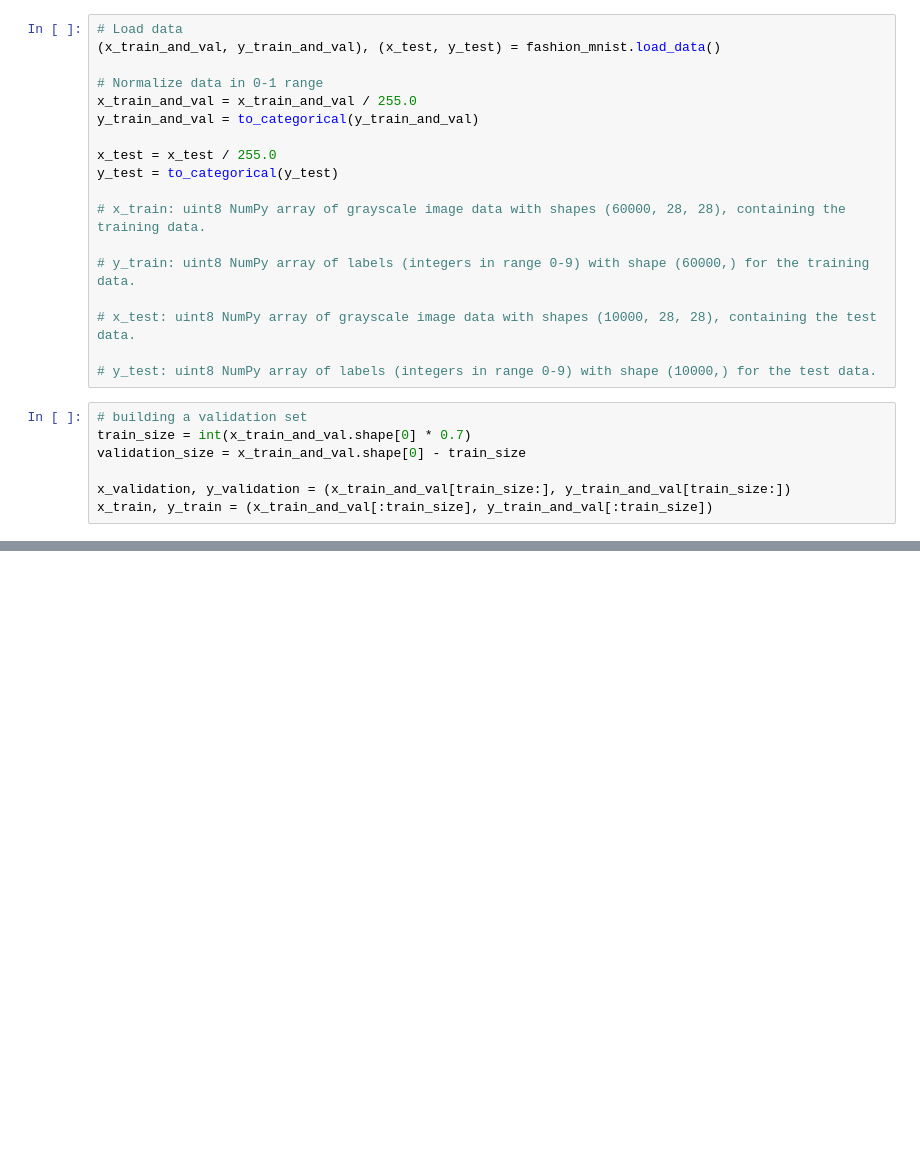
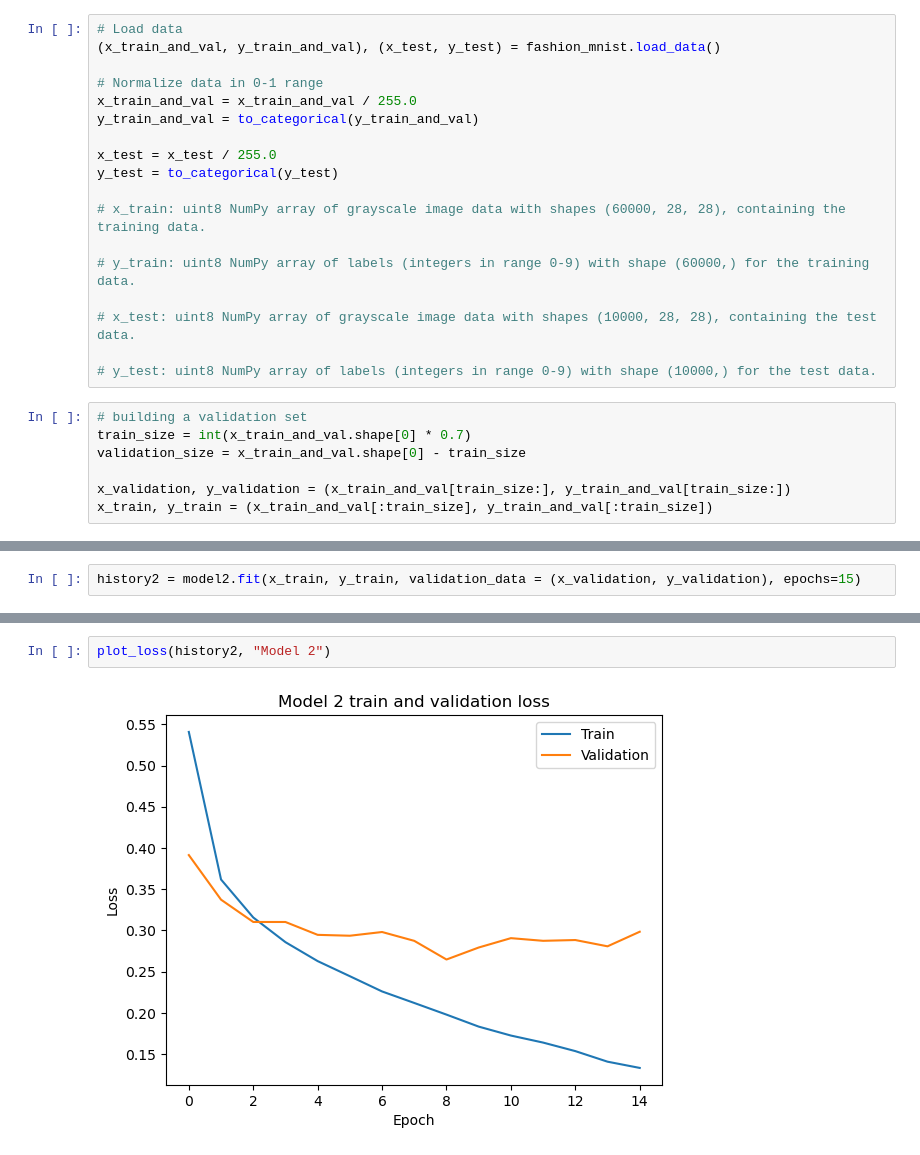
Before and after one commit to leonardocarboni/cv-carboni-bais, a Jupyter notebook: assignment4/cnn.ipynb, the cells around one changed output, grey strips where cells are left out. Cells and saved outputs as stored; diff of their text form; blank space fills up the shorter version.

```diff
--- a/assignment4/cnn.ipynb
+++ b/assignment4/cnn.ipynb
@@ -101,0 +179,2 @@ Epoch 15/15
+# %%
+history2 = model2.fit(x_train, y_train, validation_data = (x_validation, y_validation), epochs=15)
@@ -101,0 +219,4 @@ Epoch 15/15
+# %%
+plot_loss(history2, "Model 2")
+# %% [output]
+[figure, added]
```
Also changed, not shown: parts of 32 cells of this notebook, 12 other files.
